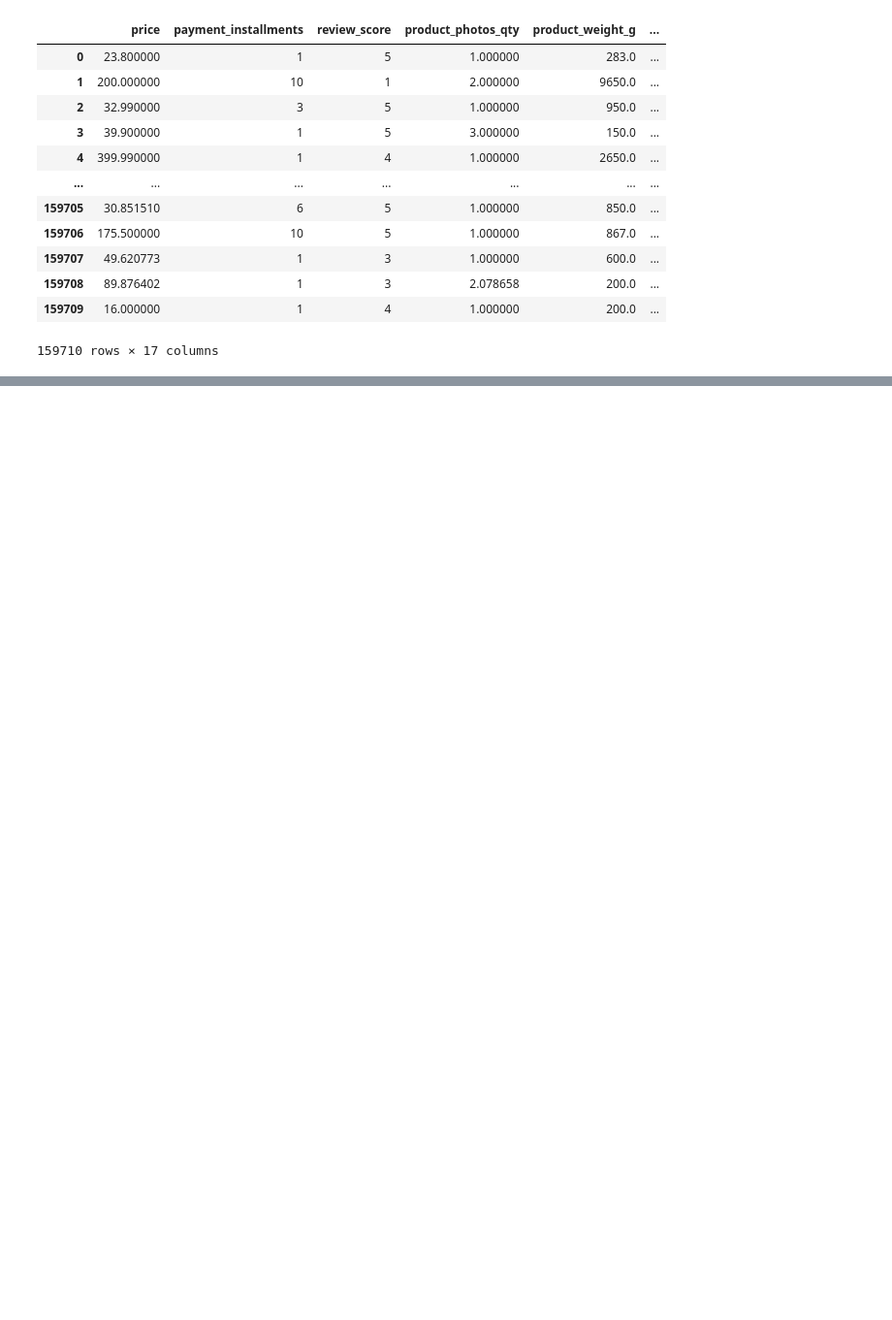
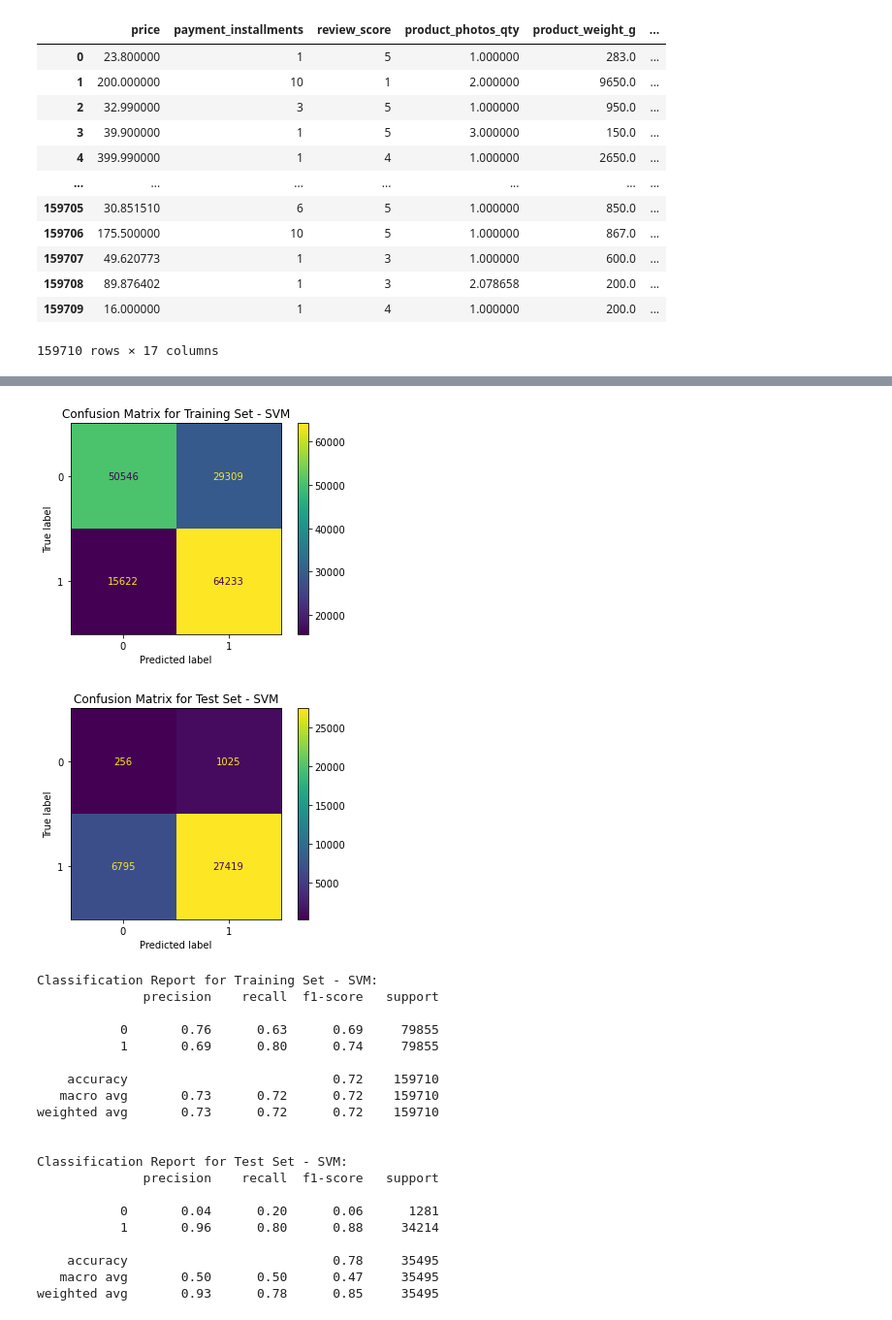
Before and after one commit to justinm329/ads_508_team_project_test, a Jupyter notebook: models_training/training_models.ipynb, the cells around one changed output, grey strips where cells are left out. Shown at 97% size. Saved outputs shown, nothing was run; the diff lists cells and outputs as text; code cells hidden in the pictures; blank space fills up the shorter version.

Commit message:
ran the SVC and DT model in trainging models

```diff
--- a/models_training/training_models.ipynb
+++ b/models_training/training_models.ipynb
@@ -290,37 +375,60 @@ print(test_report)
 # %%
 # Train the SVM model
 svm_model = SVC(kernel='rbf', random_state=42)
 y_train = np.ravel(y_train)
 svm_model.fit(X_train_scaled_new, y_train)
 
 # Make predictions
-y_pred_train = svm_model.predict(X_train_scaled_new)
-y_pred_test = svm_model.predict(X_test_scaled_new)
+y_pred_train_svm = svm_model.predict(X_train_scaled_new)
+y_pred_test_svm = svm_model.predict(X_test_scaled_new)
 
 # Generate classification reports
-train_report = classification_report(y_train, y_pred_train_new)
-test_report = classification_report(y_test, y_pred_test_new)
+train_report = classification_report(y_train, y_pred_train_svm)
+test_report = classification_report(y_test, y_pred_test_svm)
 
 # Generate confusion matrices
-svm_cm_train = confusion_matrix(y_train, y_pred_train_new)
-svm_cm_test = confusion_matrix(y_test, y_pred_test_new)
+svm_cm_train = confusion_matrix(y_train, y_pred_train_svm)
+svm_cm_test = confusion_matrix(y_test, y_pred_test_svm)
 
 # Display confusion matrix for training set
 cmplot_train = ConfusionMatrixDisplay(confusion_matrix=svm_cm_train)
 cmplot_train.plot()
 plt.title('Confusion Matrix for Training Set - SVM')
 plt.show()
 
 # Display confusion matrix for test set
 cmplot_test = ConfusionMatrixDisplay(confusion_matrix=svm_cm_test)
 cmplot_test.plot()
 plt.title('Confusion Matrix for Test Set - SVM')
 plt.show()
 
 print("Classification Report for Training Set - SVM:")
 print(train_report)
 print("\nClassification Report for Test Set - SVM:")
 print(test_report)
+# %% [output]
+[figure, added]
+[figure, added]
+Classification Report for Training Set - SVM:
+              precision    recall  f1-score   support
+
+           0       0.76      0.63      0.69     79855
+           1       0.69      0.80      0.74     79855
+
+    accuracy                           0.72    159710
+   macro avg       0.73      0.72      0.72    159710
+weighted avg       0.73      0.72      0.72    159710
+
+
+Classification Report for Test Set - SVM:
+              precision    recall  f1-score   support
+
+           0       0.04      0.20      0.06      1281
+           1       0.96      0.80      0.88     34214
+
+    accuracy                           0.78     35495
+   macro avg       0.50      0.50      0.47     35495
+weighted avg       0.93      0.78      0.85     35495
 # %%
 
 # Train Decision Tree Classifier model
```
Also changed, not shown: parts of 5 cells of this notebook, 1 other file.
